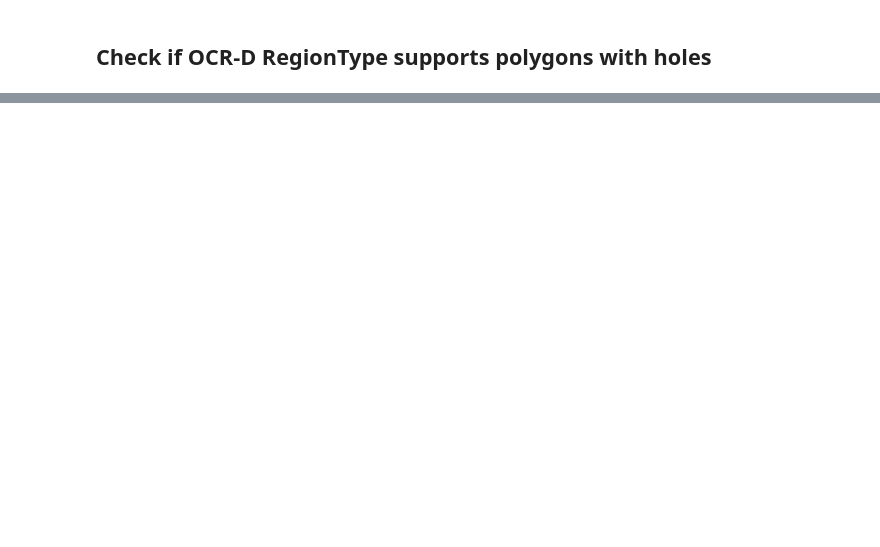
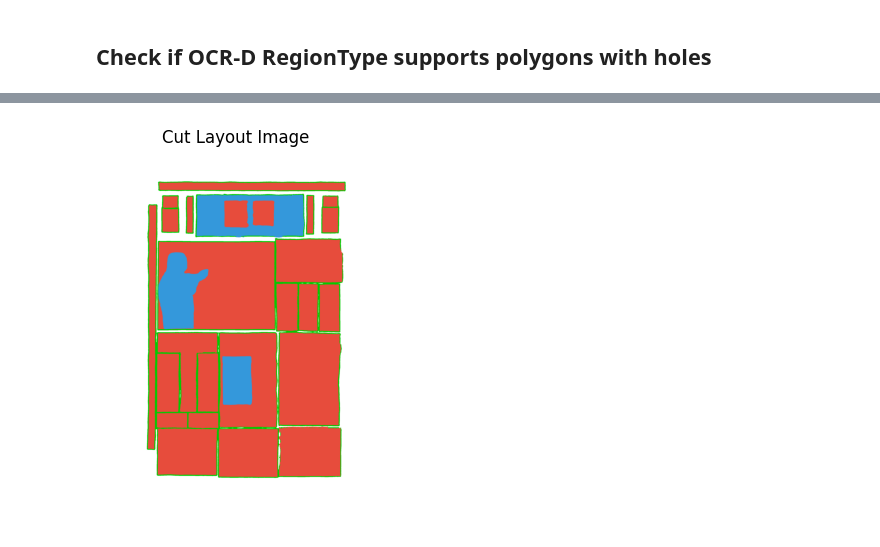
Before and after one commit to ssciwr/ecpo_ocrd, a Jupyter notebook: ecpo_ocrd/explore.ipynb, the cells around one changed output, grey strips where cells are left out. Cells and saved outputs as stored; diff of their text form; code cells hidden in the pictures; blank space fills up the shorter version.

```diff
--- a/ecpo_ocrd/explore.ipynb
+++ b/ecpo_ocrd/explore.ipynb
@@ -231,0 +274,8 @@ coords.points
+# %%
+cut_layout_array = debug_img_array[:, :2432]
+plt.imshow(cut_layout_array)
+plt.title('Cut Layout Image')
+plt.axis('off')
+plt.show()
+# %% [output]
+[figure, added]
```
Also changed, not shown: parts of 14 cells of this notebook, 3 other files.
